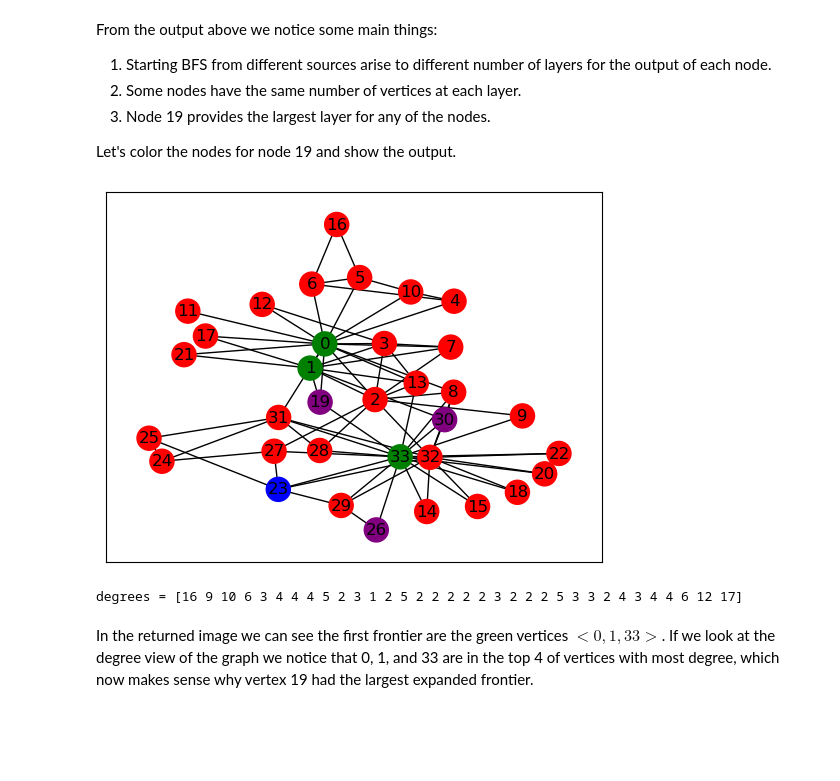
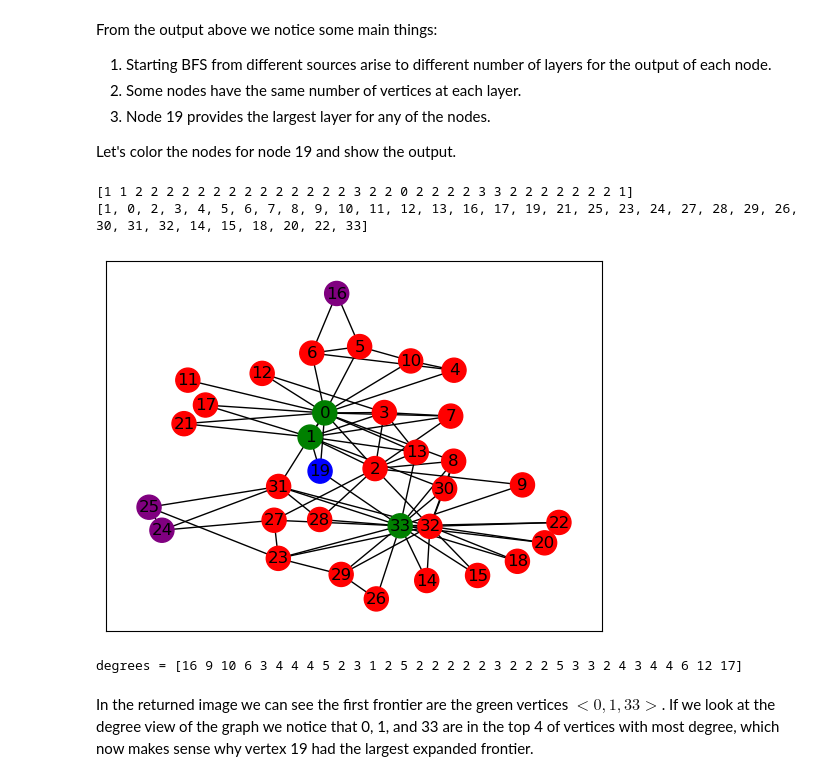
Before and after one commit to njit-hpc-initiative/tutorial-arkouda-njit, a Jupyter notebook: tutorial/graph_analytics/graph_analytics_in_arachne_and_arkouda.ipynb, the cells around one changed output. Saved outputs shown, nothing was run; the diff lists cells and outputs as text; code cells hidden in the pictures; blank space fills up the shorter version.

```diff
--- a/tutorial/graph_analytics/graph_analytics_in_arachne_and_arkouda.ipynb
+++ b/tutorial/graph_analytics/graph_analytics_in_arachne_and_arkouda.ipynb
@@ -188,19 +188,25 @@ Let's color the nodes for node 19 and show the output.
 # %%
 d = ar.bfs_layers(G, 19)
 color_dict = {0:"blue", 1:"green", 2:"red", 3:"purple"}
+print(d)
 
 color_map = []
-for i in range(len(G)):
-    color_map.append(color_dict[d[i]])
+nodes = nx_display.nodes()
+for u in nodes:
+    color_map.append(color_dict[d[u]])
+
+print(nx_display.nodes)
 
 pos = nx.kamada_kawai_layout(nx_display)
 nx.draw_networkx(nx_display, pos, with_labels=True, node_color=color_map)
 plt.show()
 
 print(f"degrees = {degrees}")
 # %% [output]
+[1 1 2 2 2 2 2 2 2 2 2 2 2 2 2 2 3 2 2 0 2 2 2 2 3 3 2 2 2 2 2 2 2 1]
+[1, 0, 2, 3, 4, 5, 6, 7, 8, 9, 10, 11, 12, 13, 16, 17, 19, 21, 25, 23, 24, 27, 28, 29, 26, 30, 31, 32, 14, 15, 18, 20, 22, 33]
-[figure, old version]
+[figure, new version]
-degrees = [16 9 10 6 3 4 4 4 5 2 3 1 2 5 2 2 2 2 2 3 2 2 2 5 3 3 2 4 3 4 4 6 12 17]
+degrees = [16 9 10 6 3 4 4 4 5 2 3 1 2 5 2 2 2 2 2 3 2 2 2 5 3 3 2 4 3 4 4 6 12 17]
 # %% [markdown]
 In the returned image we can see the first frontier are the green vertices $<0, 1, 33>$. If we look at the degree view of the graph we notice that 0, 1, and 33 are in the top 4 of vertices with most degree, which now makes sense why vertex 19 had the largest expanded frontier.
 # %% [markdown]
```
Also changed, not shown: parts of 2 cells of this notebook.
